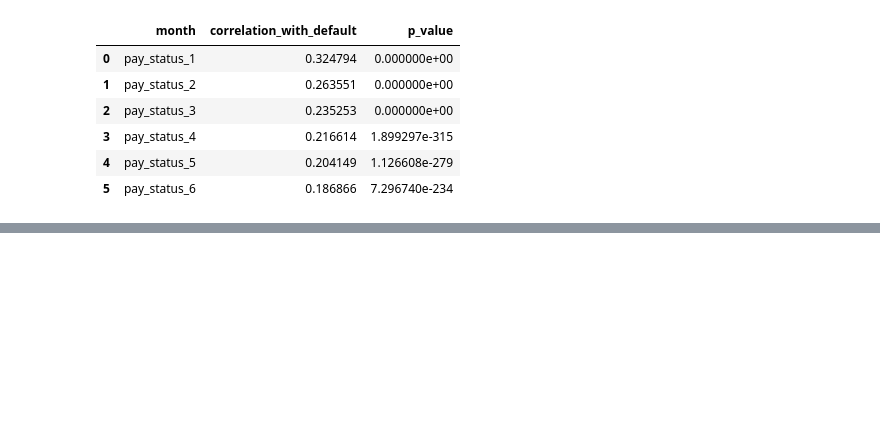
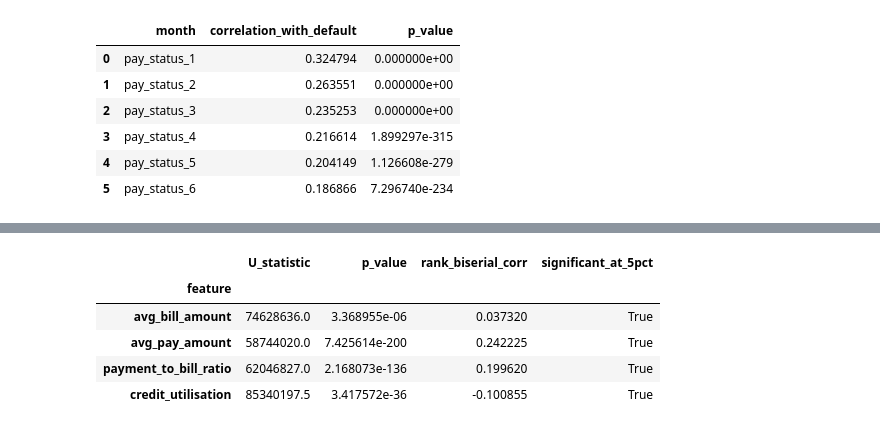
Before and after one commit to Dewmi2004/NovaX--Group-project-of-Python-for-DS-AI, a Jupyter notebook: NovaX.ipynb, the cells around one changed output, grey strips where cells are left out. Cells and saved outputs as stored; diff of their text form; code cells hidden in the pictures; blank space fills up the shorter version.

```diff
--- a/NovaX.ipynb
+++ b/NovaX.ipynb
@@ -848,0 +872,30 @@ correlation_ranking
+# %%
+def mann_whitney_effect_size(frame: pd.DataFrame, col: str, group_col: str = "default_next_month") -> dict:
+    """Run a Mann-Whitney U test between the two outcome groups and compute
+    the rank-biserial correlation as a distribution-free effect size.
+
+    Returns
+    -------
+    dict
+        U statistic, p-value, and rank-biserial correlation (-1 to 1).
+    """
+    group_0 = frame.loc[frame[group_col] == 0, col]
+    group_1 = frame.loc[frame[group_col] == 1, col]
+    u_stat, p_value = stats.mannwhitneyu(group_1, group_0, alternative="two-sided")
+    rank_biserial = 1 - (2 * u_stat) / (len(group_0) * len(group_1))
+    return {"U_statistic": u_stat, "p_value": p_value, "rank_biserial_corr": rank_biserial}
+
+
+financial_test_results = pd.DataFrame(
+    {col: mann_whitney_effect_size(df, col) for col in financial_cols}
+).T
+financial_test_results.index.name = "feature"
+financial_test_results["significant_at_5pct"] = financial_test_results["p_value"] < ALPHA
+financial_test_results
+# %% [output]
+|  | U_statistic | p_value | rank_biserial_corr | significant_at_5pct |
+| feature |  |  |  |  |
+| avg_bill_amount | 74628636.0 | 3.368955e-06 | 0.037320 | True |
+| avg_pay_amount | 58744020.0 | 7.425614e-200 | 0.242225 | True |
+| payment_to_bill_ratio | 62046827.0 | 2.168073e-136 | 0.199620 | True |
+| credit_utilisation | 85340197.5 | 3.417572e-36 | -0.100855 | True |
```
Also changed, not shown: parts of 2 cells of this notebook.
